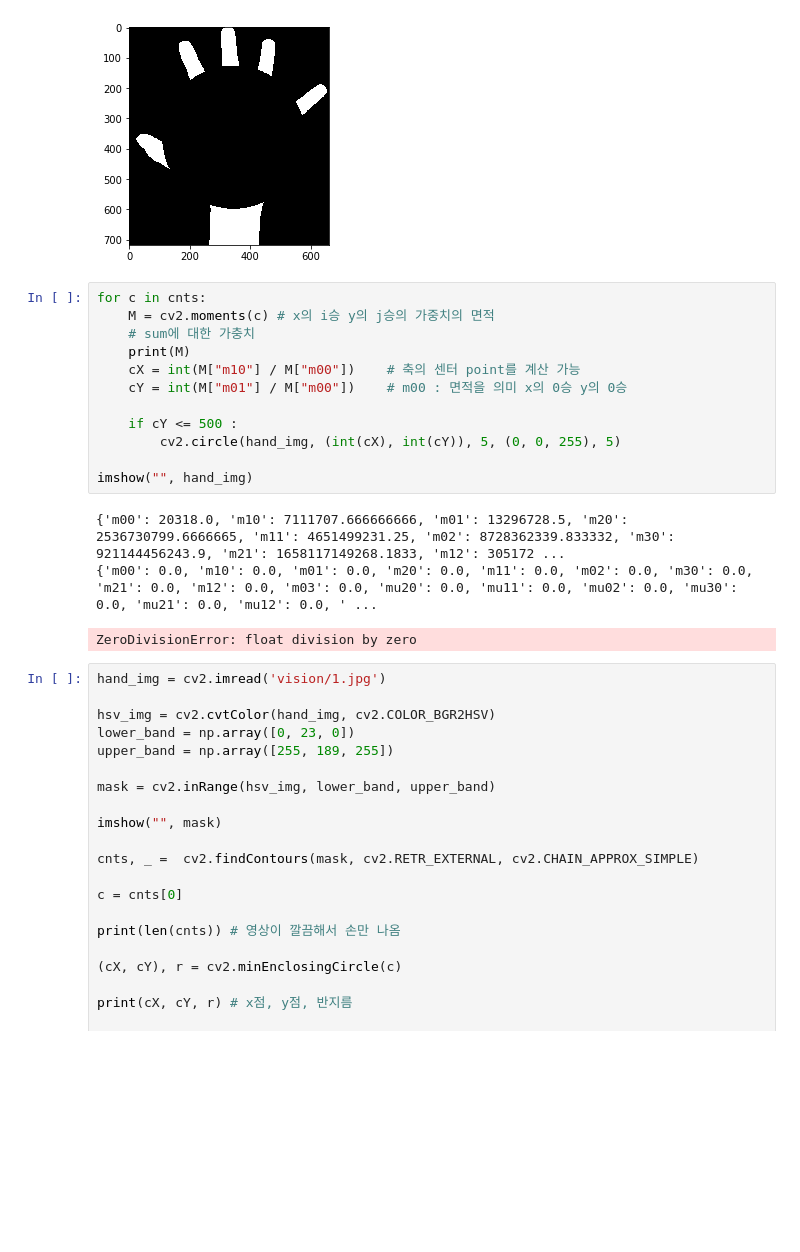
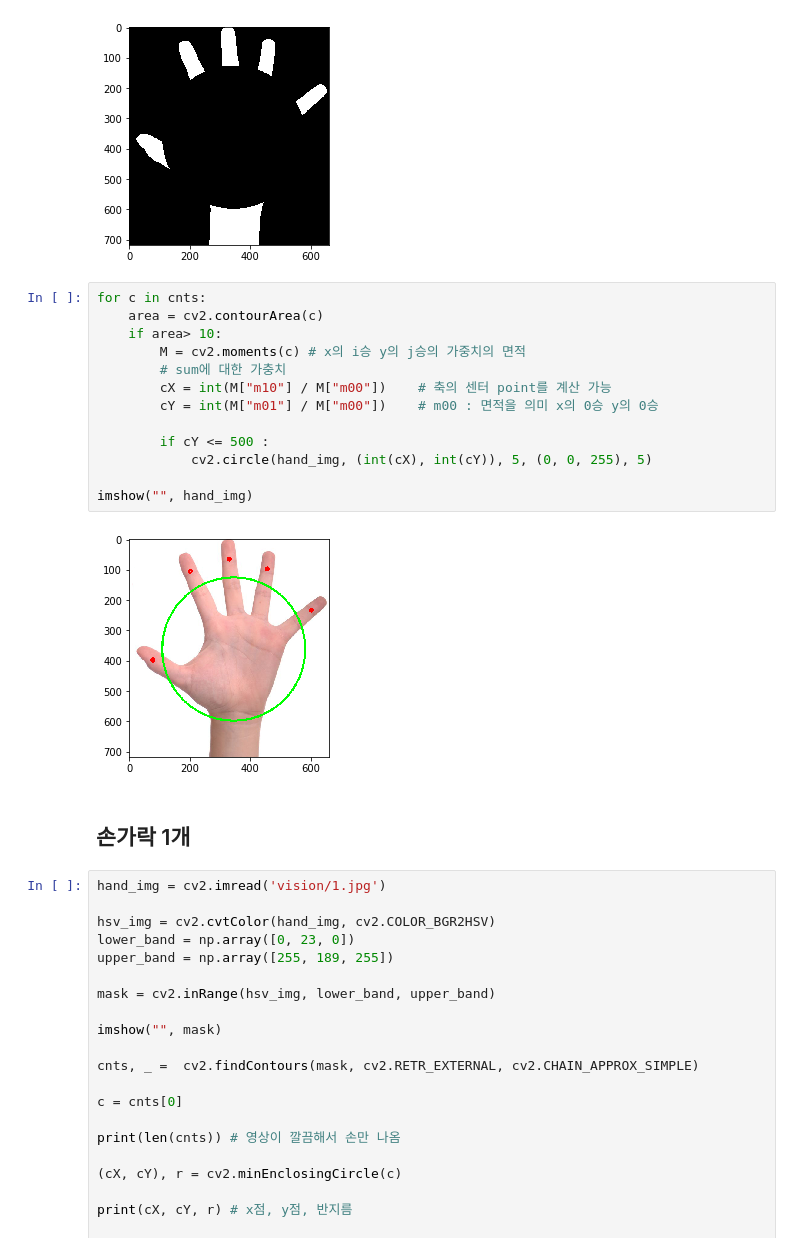
Before and after one commit to loftmain/opencv_project, a Jupyter notebook: vision_day3.ipynb, the cells around one changed output. Drawn from its saved outputs; the diff is of its cells as text; blank space fills up the shorter version.

```diff
--- a/vision_day3.ipynb
+++ b/vision_day3.ipynb
@@ -254,20 +268,21 @@ imshow("", mask)
 [figure]
 # %%
 for c in cnts:
-    M = cv2.moments(c) # x의 i승 y의 j승의 가중치의 면적
-    # sum에 대한 가충치
-    print(M)
-    cX = int(M["m10"] / M["m00"])    # 축의 센터 point를 계산 가능
-    cY = int(M["m01"] / M["m00"])    # m00 : 면적을 의미 x의 0승 y의 0승
+    area = cv2.contourArea(c)
+    if area> 10:
+        M = cv2.moments(c) # x의 i승 y의 j승의 가중치의 면적
+        # sum에 대한 가충치
+        cX = int(M["m10"] / M["m00"])    # 축의 센터 point를 계산 가능
+        cY = int(M["m01"] / M["m00"])    # m00 : 면적을 의미 x의 0승 y의 0승
 
-    if cY <= 500 :
-        cv2.circle(hand_img, (int(cX), int(cY)), 5, (0, 0, 255), 5)
+        if cY <= 500 :
+            cv2.circle(hand_img, (int(cX), int(cY)), 5, (0, 0, 255), 5)
 
 imshow("", hand_img)
 # %% [output]
-{'m00': 20318.0, 'm10': 7111707.666666666, 'm01': 13296728.5, 'm20': 2536730799.6666665, 'm11': 4651499231.25, 'm02': 8728362339.833332, 'm30': 921144456243.9, 'm21': 1658117149268.1833, 'm12': 305172 ...
-{'m00': 0.0, 'm10': 0.0, 'm01': 0.0, 'm20': 0.0, 'm11': 0.0, 'm02': 0.0, 'm30': 0.0, 'm21': 0.0, 'm12': 0.0, 'm03': 0.0, 'mu20': 0.0, 'mu11': 0.0, 'mu02': 0.0, 'mu30': 0.0, 'mu21': 0.0, 'mu12': 0.0, ' ...
-ZeroDivisionError: float division by zero
+[figure, added]
+# %% [markdown]
+## 손가락 1개
 # %%
 hand_img = cv2.imread('vision/1.jpg')
 
```
Also changed, not shown: parts of 13 cells of this notebook, 1 other file.
